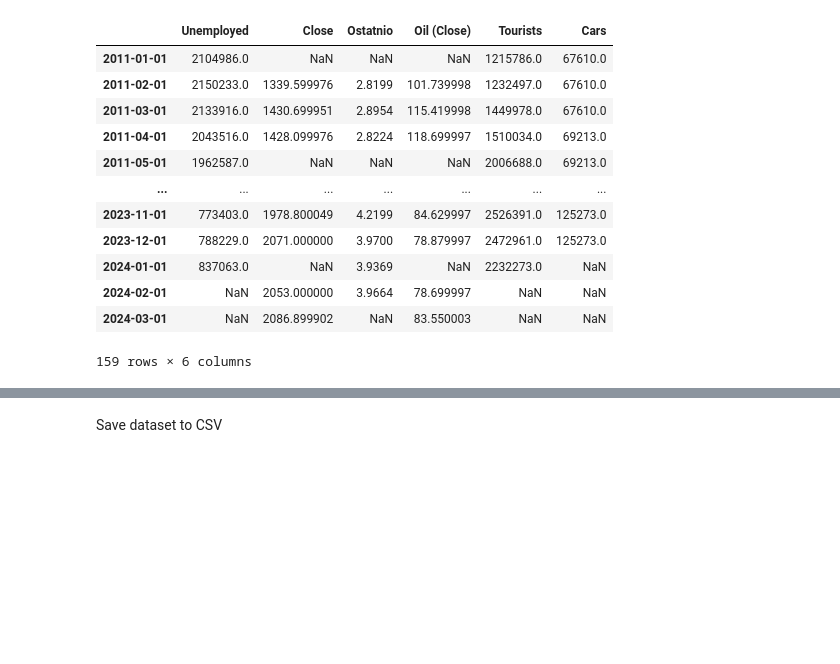
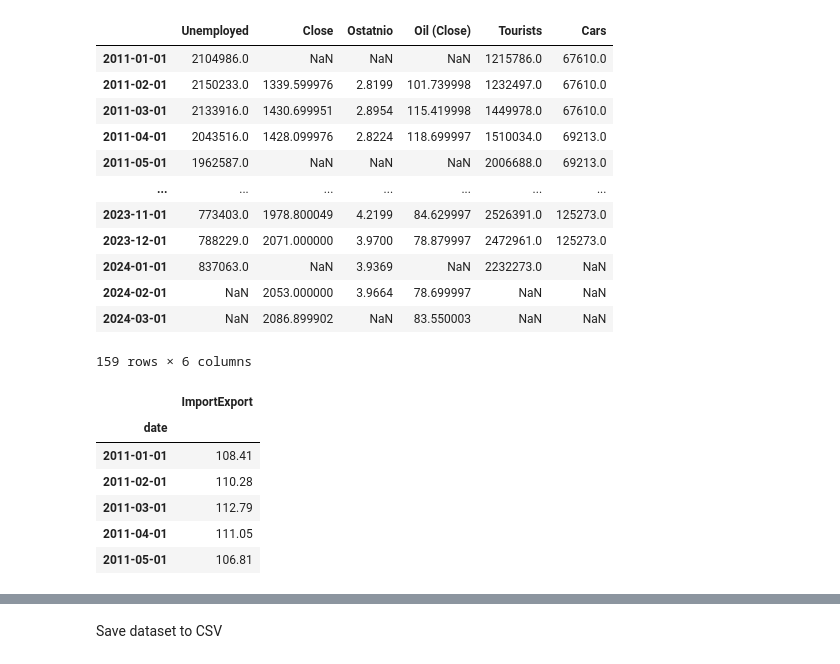
Before and after one commit to ewapelc/Unemployment-Data-Analysis, a Jupyter notebook: clean.ipynb, the cells around one changed output, grey strips where cells are left out. Cells and saved outputs as stored; diff of their text form; code cells hidden in the pictures; blank space fills up the shorter version.

```diff
--- a/clean.ipynb
+++ b/clean.ipynb
@@ -205,3 +205,18 @@ combined
 | 2024-02-01 | NaN | 2053.000000 | 3.9664 | 78.699997 | NaN | NaN |
 | 2024-03-01 | NaN | 2086.899902 | NaN | 83.550003 | NaN | NaN |
 159 rows × 6 columns
+# %%
+exp = pd.read_csv('files/import_export.csv', sep=',')
+exp['date'] = pd.to_datetime(exp['date'], format='%Y-%m-%d')
+exp['value'] = exp['value'].astype('float')
+exp.set_index('date', inplace=True)
+exp.rename({'value': 'ImportExport'}, inplace=True, axis=1)
+exp.head()
+# %% [output]
+|  | ImportExport |
+| date |  |
+| 2011-01-01 | 108.41 |
+| 2011-02-01 | 110.28 |
+| 2011-03-01 | 112.79 |
+| 2011-04-01 | 111.05 |
+| 2011-05-01 | 106.81 |
```
Also changed, not shown: parts of 7 cells of this notebook, 34 other files.
